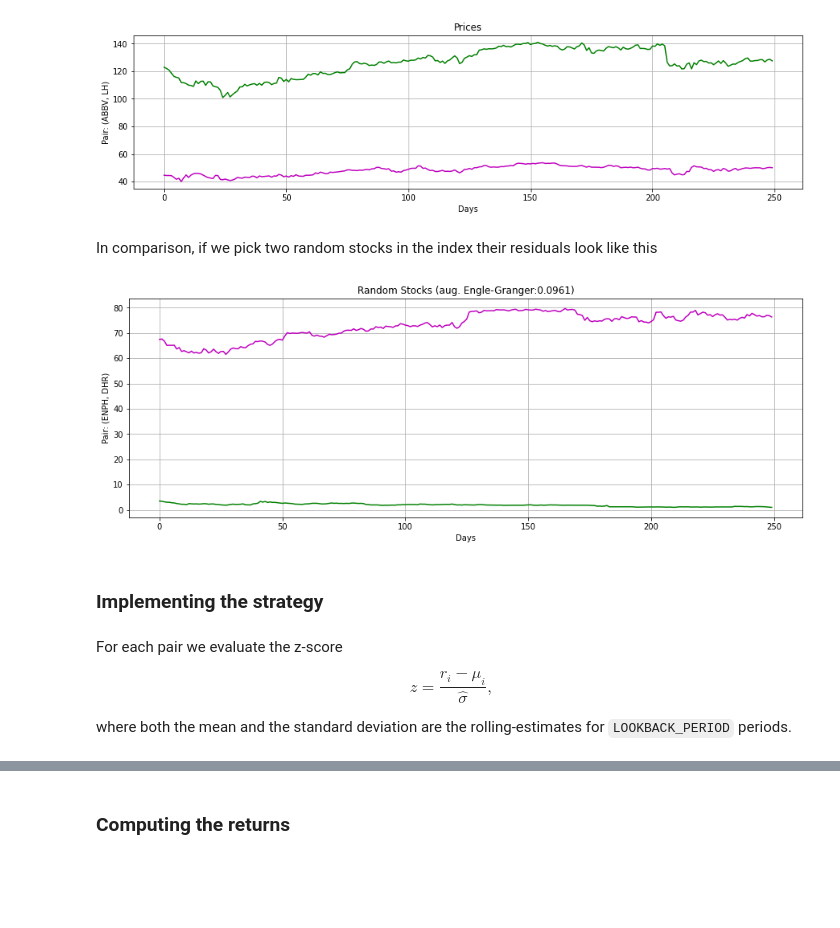
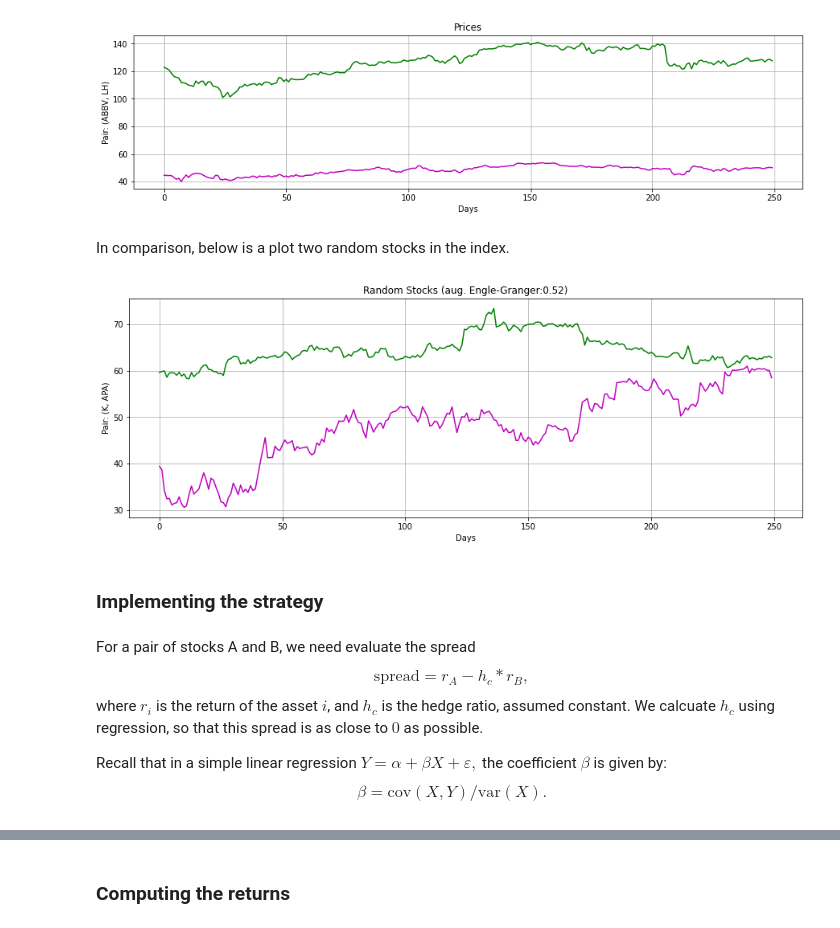
Before and after one commit to stan257/pairs_trading, a Jupyter notebook: trading_pairs/trading_pairs.ipynb, the cells around one changed output, grey strips where cells are left out. Cells and saved outputs as stored; diff of their text form; code cells hidden in the pictures; blank space fills up the shorter version.

````diff
--- a/trading_pairs/trading_pairs.ipynb
+++ b/trading_pairs/trading_pairs.ipynb
@@ -41,12 +41,5 @@ sp500_list = si.tickers_sp500()
 # %%
-# data_dir = os.path.join('/','content','gdrive','MyDrive','trading_pairs')
-# data_path = os.path.join(data_dir, 'S&P500_stock_data.csv')
-# test_data_path = os.path.join(data_dir, 'S&P500_stock_data_test.csv')
-# raw_data_path = os.path.join(data_dir, 'S&P500_raw.csv')
-
-
-
-data_dir = ''
+data_dir = os.path.join('/','content','gdrive','MyDrive','trading_pairs')
 data_path = os.path.join(data_dir, 'S&P500_stock_data.csv')
 test_data_path = os.path.join(data_dir, 'S&P500_stock_data_test.csv')
 raw_data_path = os.path.join(data_dir, 'S&P500_raw.csv')
@@ -400,34 +385,26 @@ plt.show()
 [figure]
 [figure]
 # %% [markdown]
-In comparison, if we pick two random stocks in the index their residuals look like this
+In comparison, below is a plot two random stocks in the index.
 # %%
 ticker1, ticker2 = np.random.choice(data.columns, 2)
 rand_df1 = data[ticker1]
 rand_df2 = data[ticker2]
 
 fig = plt.figure(figsize= (15, 5))
 plt.plot(range(len(rand_df1)), rand_df1 , 'g-')
 plt.plot(range(len(rand_df2)), rand_df2 , 'm-')
 plt.xlabel('Days')
 plt.ylabel( "Pair: ({}, {})".format(ticker1, ticker2))
 plt.title('Random Stocks (aug. Engle-Granger:{})'.format(
-    np.around(coint(rand_df1,rand_df2)[1], 4)
+    np.around(coint(rand_df1,rand_df2)[1], 2)
 ))
 plt.grid()
 plt.show()
 # %% [output]
-[figure, old version]
+[figure, new version]
 # %% [markdown]
 ### Implementing the strategy
-# %% [markdown]
-For each pair we evaluate the z-score
-
-$$
-z = \frac{r_i - \mu_i}{\hat{\sigma}},
-$$
-
-where both the mean and the standard deviation are the rolling-estimates for ```LOOKBACK_PERIOD``` periods.
 # %%
 # Set Hyperparameters
 LOOKBACK_PERIOD = 21
@@ -440,3 +417,14 @@ MAX_PERCENTAGE_LOSS = 50
 
 # TODO
 INTEREST_RATE = 0.0008
+# %% [markdown]
+For a pair of stocks A and B, we need evaluate the spread
+$$
+\text{spread} = r_A - h_c*r_B,
+$$
+where $r_i$ is the return of the asset $i$, and $h_c$ is the hedge ratio, assumed constant. We calcuate $h_c$ using regression, so that this spread is as close to $0$ as possible.
+
+Recall that in a simple linear regression
+$ Y= \alpha + \beta X+\varepsilon,$
+the coefficient $\beta$ is given by:
+$$\beta = \text{cov}(X,Y)/\text{var}(X).$$
````
Also changed, not shown: parts of 65 cells of this notebook.
